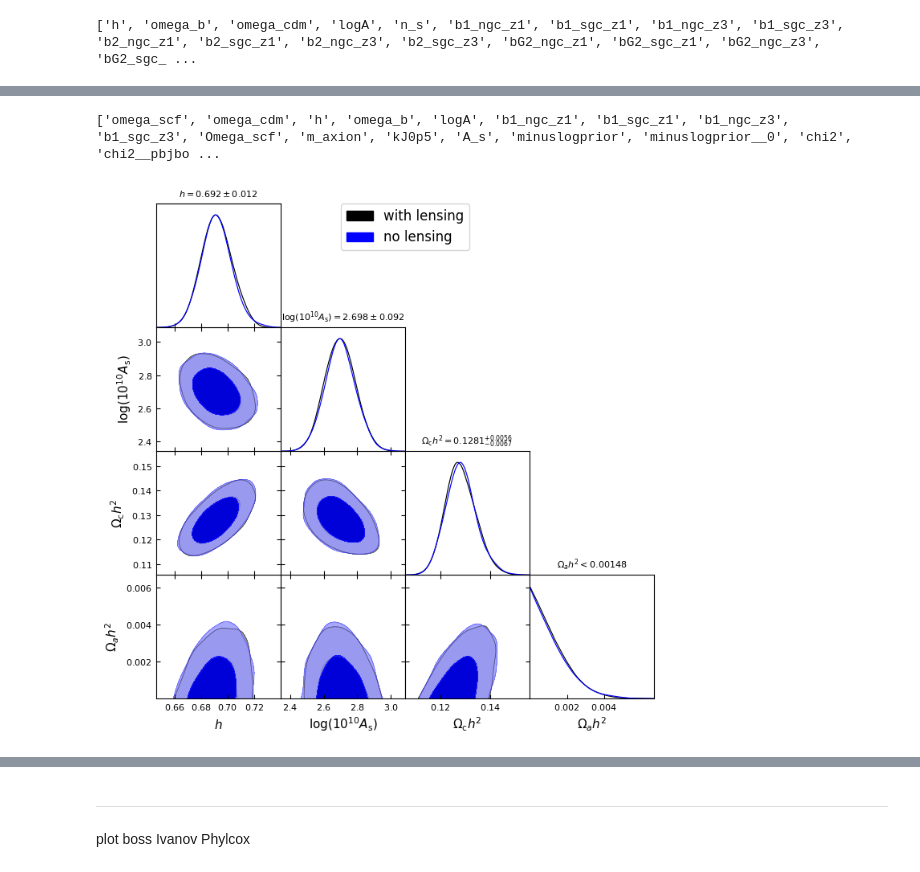
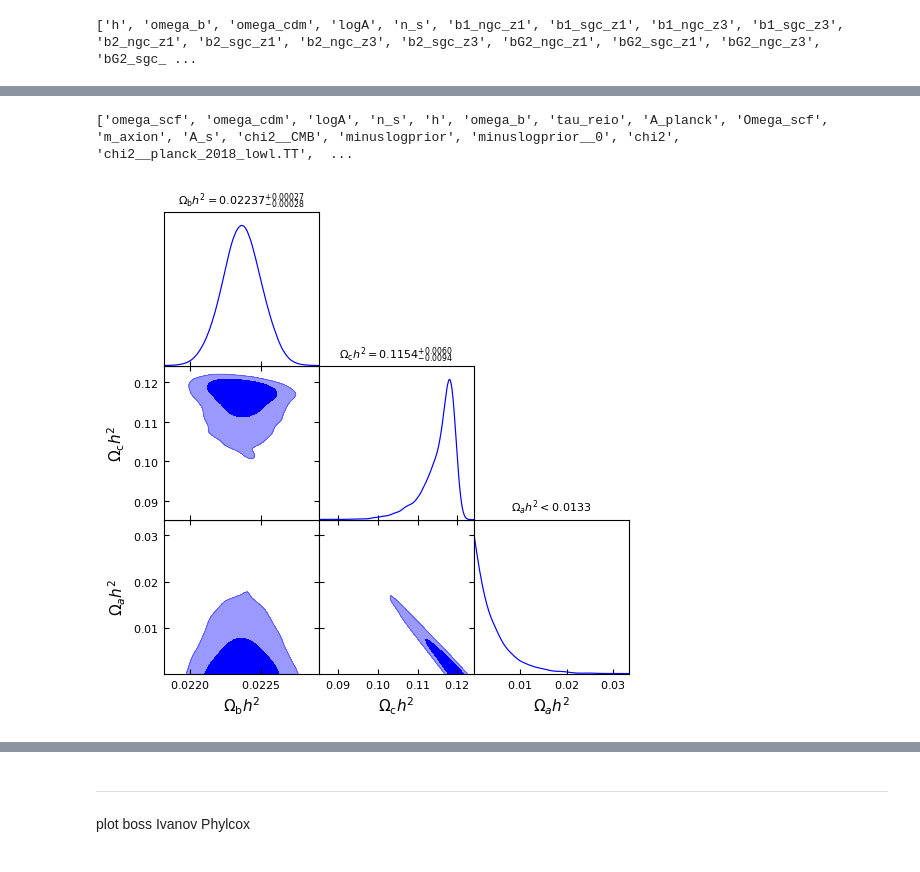
Before and after one commit to fverd/cobaya, a Jupyter notebook: FRA/analyze-chain.ipynb, the cells around one changed output, grey strips where cells are left out. Cells and saved outputs as stored; diff of their text form; code cells hidden in the pictures.

```diff
--- a/FRA/analyze-chain.ipynb
+++ b/FRA/analyze-chain.ipynb
@@ -44,24 +44,28 @@ print(dict(zip(parkeys,chaingetdist.getMeans())))
 # %%
-chain1 = load_samples('/home/fverdian/cobaya/chains-ulysses/testNautilus/mcmc/chain', to_getdist=True)
-chain1.label=r'with lensing'
+chain1 = load_samples('/home/fverdian/cobaya/chains-ulysses/axi_nativelens/base_m25/planck/base_m25_planck', to_getdist=True)
+chain1.label=r'Planck'
 # p=chain1.getParams()
 # boss_fx.addDerived(p.omega_chi*93.14, name='M', label=r'Mnu', range=[0.,None])
 print([pn.name for pn in chain1.paramNames.names])
+parlabs = [pn.name for pn in chain1.paramNames.names]
 
-chain2 = load_samples('/home/fverdian/cobaya/chains-ulysses/testNautilus/naut/chain', to_getdist=True)
-chain2.label=r'no lensing'
+chain2 = load_samples('/home/fverdian/cobaya/chains-ulysses/axigrid_Q0/base_m25/boss/base_m25_boss', to_getdist=True)
+chain2.label=r'BOSS'
 
-pars_toplot =['h',  'logA','omega_cdm',  'omega_scf',]
-# pars_toplot =['n_s','omega_b','omega_cdm',  'omega_scf']
+chain3 = load_samples('/home/fverdian/cobaya/chains-ulysses/axi_nativelens/base_m25/BOSS+planck/base_m25_BOSS+planck', to_getdist=True)
+chain3.label=r'Planck + BOSS'
+
+# pars_toplot =['h',  'logA','n_s','omega_b','omega_cdm',  'omega_scf',]
+pars_toplot =['omega_b','omega_cdm',  'omega_scf']
 
 gdplot = gdplt.get_subplot_plotter()
 gdplot.settings.linewidth=1.5
 gdplot.settings.legend_fontsize=15
 
-gdplot.triangle_plot([chain1, chain2],  pars_toplot, contour_colors=['k','b','r','purple'], title_limit=1, filled=True)
+gdplot.triangle_plot([ chain3],  pars_toplot, contour_colors=['b','tab:red','darkorange','r','purple'], title_limit=2, filled=True)
 # gdplot.finish_plot(no_tight=True)
 # %% [output]
-['omega_scf', 'omega_cdm', 'h', 'omega_b', 'logA', 'b1_ngc_z1', 'b1_sgc_z1', 'b1_ngc_z3', 'b1_sgc_z3', 'Omega_scf', 'm_axion', 'kJ0p5', 'A_s', 'minuslogprior', 'minuslogprior__0', 'chi2', 'chi2__pbjbo ...
+['omega_scf', 'omega_cdm', 'logA', 'n_s', 'h', 'omega_b', 'tau_reio', 'A_planck', 'Omega_scf', 'm_axion', 'A_s', 'chi2__CMB', 'minuslogprior', 'minuslogprior__0', 'chi2', 'chi2__planck_2018_lowl.TT',  ...
-[figure, old version]
+[figure, new version]
 # %%
 # gdplot.fig.savefig('/home/fverdian/cobaya/chains-ulysses/AxiTests_br_Q0/with_and_without_br.pdf', bbox_inches='tight')
```
Also changed, not shown: parts of 7 cells of this notebook, 10 other files.
